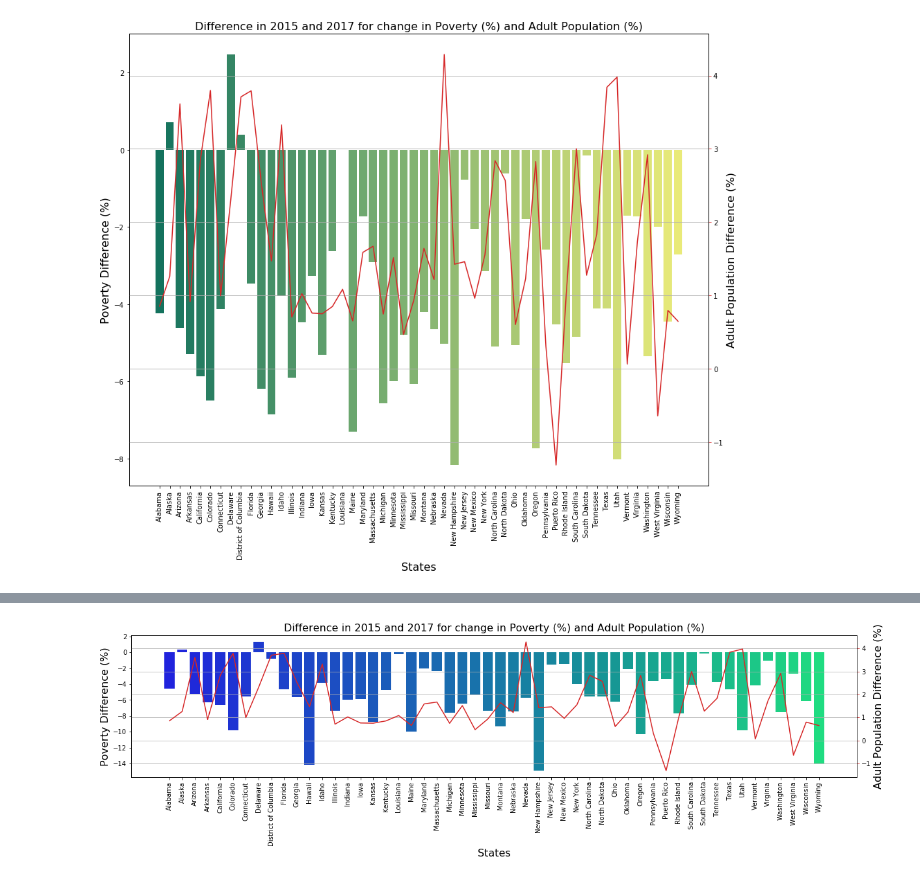
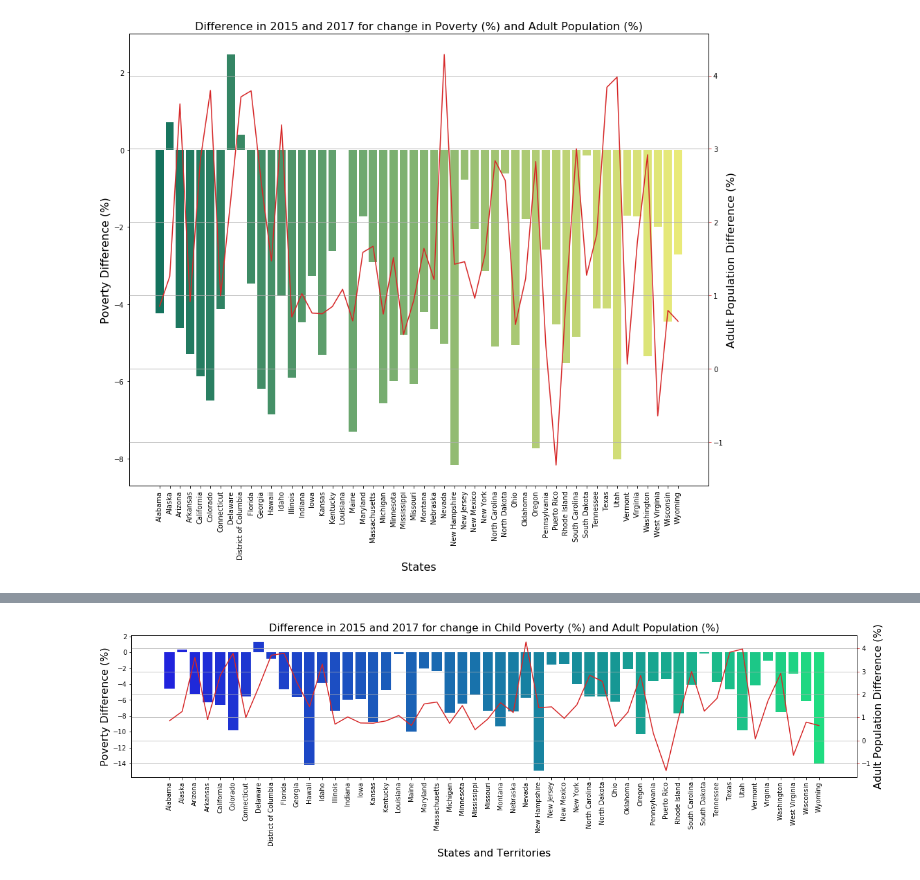
Before and after one commit to charlim26/censusproject, a Jupyter notebook: Kmar_Citizen_Poverty/Adult_Poverty.ipynb, the cells around one changed output, grey strips where cells are left out. Cells and saved outputs as stored; diff of their text form; code cells hidden in the pictures.

Commit message:
Updated Markdowns and added 2015/2017 scatter plot diff

```diff
--- a/Kmar_Citizen_Poverty/Adult_Poverty.ipynb
+++ b/Kmar_Citizen_Poverty/Adult_Poverty.ipynb
@@ -298,27 +328,27 @@ plt.show()
 # %%
 # Create combo chart
 fig, ax1 = plt.subplots(figsize=(20,4))
 color = 'tab:green'
 
 #bar plot creation
-ax1.set_title('Difference in 2015 and 2017 for change in Poverty (%) and Adult Population (%)', fontsize=16)
+ax1.set_title('Difference in 2015 and 2017 for change in Child Poverty (%) and Adult Population (%)', fontsize=16)
 ax1 = sns.barplot(x='State', y='ChildPoverty(%)1517Diff', data = combo_1517, palette='winter')
 ax1.tick_params(axis='y')
 
 # Share the same x-axis
 ax2 = ax1.twinx()
 color = 'tab:red'
 
 # Line plot creation
 ax2 = sns.lineplot(x='State', y='VotingAgeCitizen(%)1517Diff', data = combo_1517, sort=False, color=color)
 ax2.tick_params(axis='y', color=color)
-ax1.set_xlabel('States', fontsize=16)
+ax1.set_xlabel('States and Territories', fontsize=16)
 ax1.set_ylabel('Poverty Difference (%)', fontsize=16)
 ax2.set_ylabel('Adult Population Difference (%)', fontsize=16)
 ax1.set_xticklabels(ax1.get_xticklabels(), rotation=90)
 plt.grid()
 
 #show plot
 plt.show()
 # %% [output]
-[figure, old version]
+[figure, new version]
```
Also changed, not shown: parts of 6 cells of this notebook.
